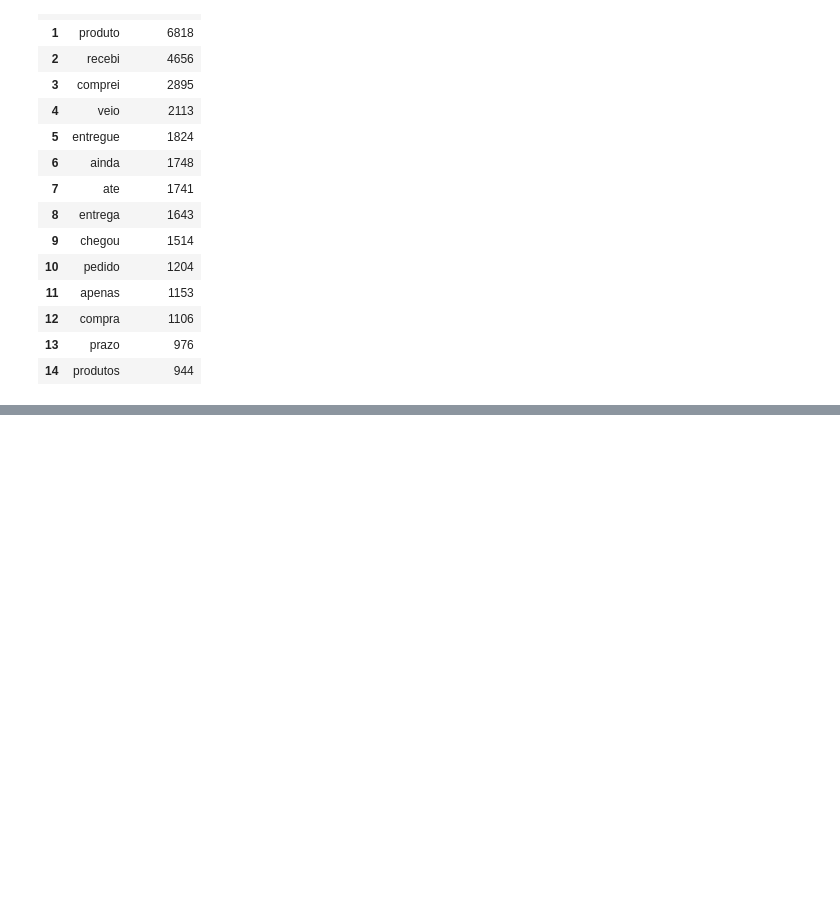
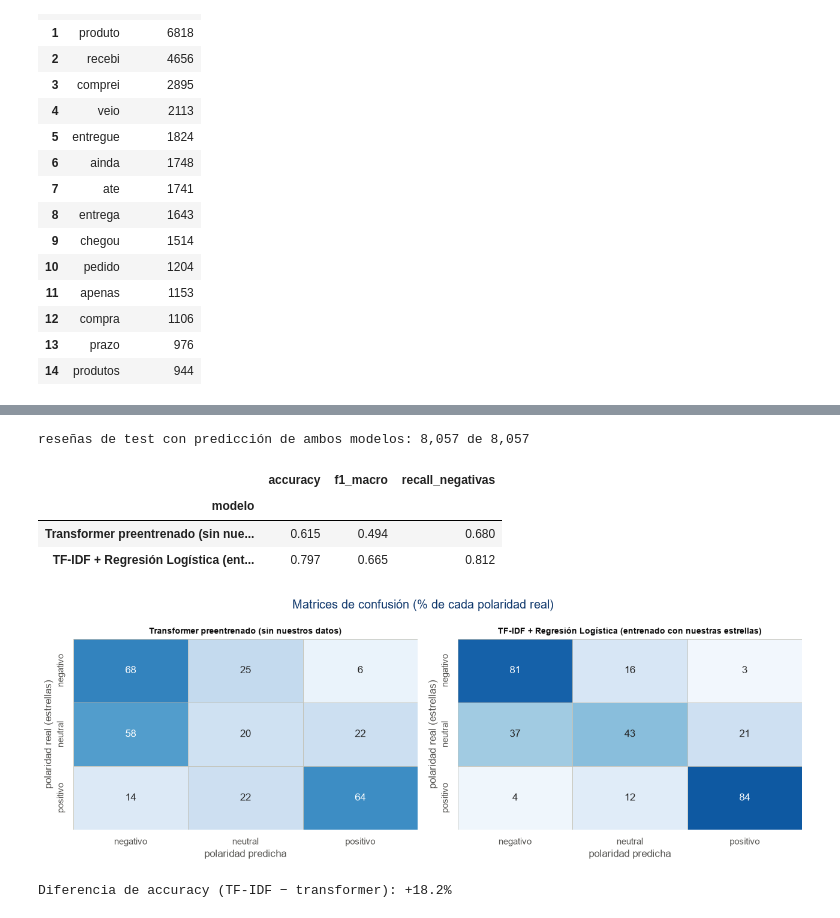
Before and after one commit to nagold86/Olist_Analisis, a Jupyter notebook: notebooks/09_nlp_sobre_las_resenas.ipynb, the cells around one changed output, grey strips where cells are left out. Drawn from its saved outputs; the diff is of its cells as text; code cells hidden in the pictures; blank space fills up the shorter version.

```diff
--- a/notebooks/09_nlp_sobre_las_resenas.ipynb
+++ b/notebooks/09_nlp_sobre_las_resenas.ipynb
@@ -393,8 +502,11 @@ Nao se encaixa na categoria ?capacho?, espessu...
 # %%
-# --- Exportación del artefacto descriptivo (única salida de esta sección) ---
+
+# --- Exportación del artefacto descriptivo (una fila por reseña) ---
 # ⚠️ NO usar 03_df_sentimiento.csv como feature en el notebook 11 (fuga de información).
-df_sent["confianza"] = df_sent["confianza"].round(4)
-df_sent.to_csv(RUTA_SENTIMIENTO, index=False, encoding="utf-8")
-print(f"artefacto guardado: {RUTA_SENTIMIENTO} | {len(df_sent):,} filas x {df_sent.shape[1]} columnas")
-print(df_sent["sentimiento"].value_counts().reindex(CLASES_SENTIMIENTO).to_string())
+COLUMNAS_ARTEFACTO = ["order_id", "review_score", "review_comment_message", "sentimiento", "confianza"]
+salida = df_sent[COLUMNAS_ARTEFACTO].copy()
+salida["confianza"] = salida["confianza"].round(4)
+salida.to_csv(RUTA_SENTIMIENTO, index=False, encoding="utf-8")
+print(f"artefacto guardado: {RUTA_SENTIMIENTO.name} | {len(salida):,} filas x {salida.shape[1]} columnas")
+print(salida["sentimiento"].value_counts().reindex(CLASES_SENTIMIENTO).to_string())
 # %% [output]
@@ -409,0 +581,43 @@ Very Positive     2112
+# %%
+comp = test.merge(df_sent[CLAVE_RESENA + ["polaridad_texto"]], on=CLAVE_RESENA, how="inner")
+print(f"reseñas de test con predicción de ambos modelos: {len(comp):,} de {len(test):,}")
+
+MODELOS = {
+    "Transformer preentrenado (sin nuestros datos)": "polaridad_texto",
+    "TF-IDF + Regresión Logística (entrenado con nuestras estrellas)": "pred_tfidf",
+}
+tabla_comp = pd.DataFrame([
+    {
+        "modelo": nombre,
+        "accuracy": accuracy_score(comp["polaridad"], comp[col]),
+        "f1_macro": f1_score(comp["polaridad"], comp[col], average="macro"),
+        "recall_negativas": recall_score(comp["polaridad"], comp[col], labels=["negativo"], average="macro"),
+    }
+    for nombre, col in MODELOS.items()
+]).set_index("modelo").round(3)
+display(tabla_comp)
+
+fig, axes = plt.subplots(1, 2, figsize=(13, 4.6))
+for ax, (nombre, col) in zip(axes, MODELOS.items()):
+    matriz = pd.crosstab(comp["polaridad"], comp[col], normalize="index").reindex(
+        index=ORDEN_POL, columns=ORDEN_POL, fill_value=0) * 100
+    sns.heatmap(matriz, annot=True, fmt=".0f", cmap="Blues", vmin=0, vmax=100, cbar=False,
+                ax=ax, linewidths=0.6, linecolor="#c3c2b7")
+    ax.set_title(nombre, fontsize=10)
+    ax.set_xlabel("polaridad predicha")
+    ax.set_ylabel("polaridad real (estrellas)")
+fig.suptitle("Matrices de confusión (% de cada polaridad real)", color=OLIST_BLUE_DARK)
+plt.tight_layout()
+guardar_fig()
+plt.show()
+
+dif = tabla_comp["accuracy"].iloc[1] - tabla_comp["accuracy"].iloc[0]
+print(f"Diferencia de accuracy (TF-IDF − transformer): {dif:+.1%}")
+# %% [output]
+reseñas de test con predicción de ambos modelos: 8,057 de 8,057
+|  | accuracy | f1_macro | recall_negativas |
+| modelo |  |  |  |
+| Transformer preentrenado (sin nue... | 0.615 | 0.494 | 0.680 |
+| TF-IDF + Regresión Logística (ent... | 0.797 | 0.665 | 0.812 |
+[figure, added]
+Diferencia de accuracy (TF-IDF − transformer): +18.2%
```
Also changed, not shown: parts of 23 cells of this notebook, 12 other files.
